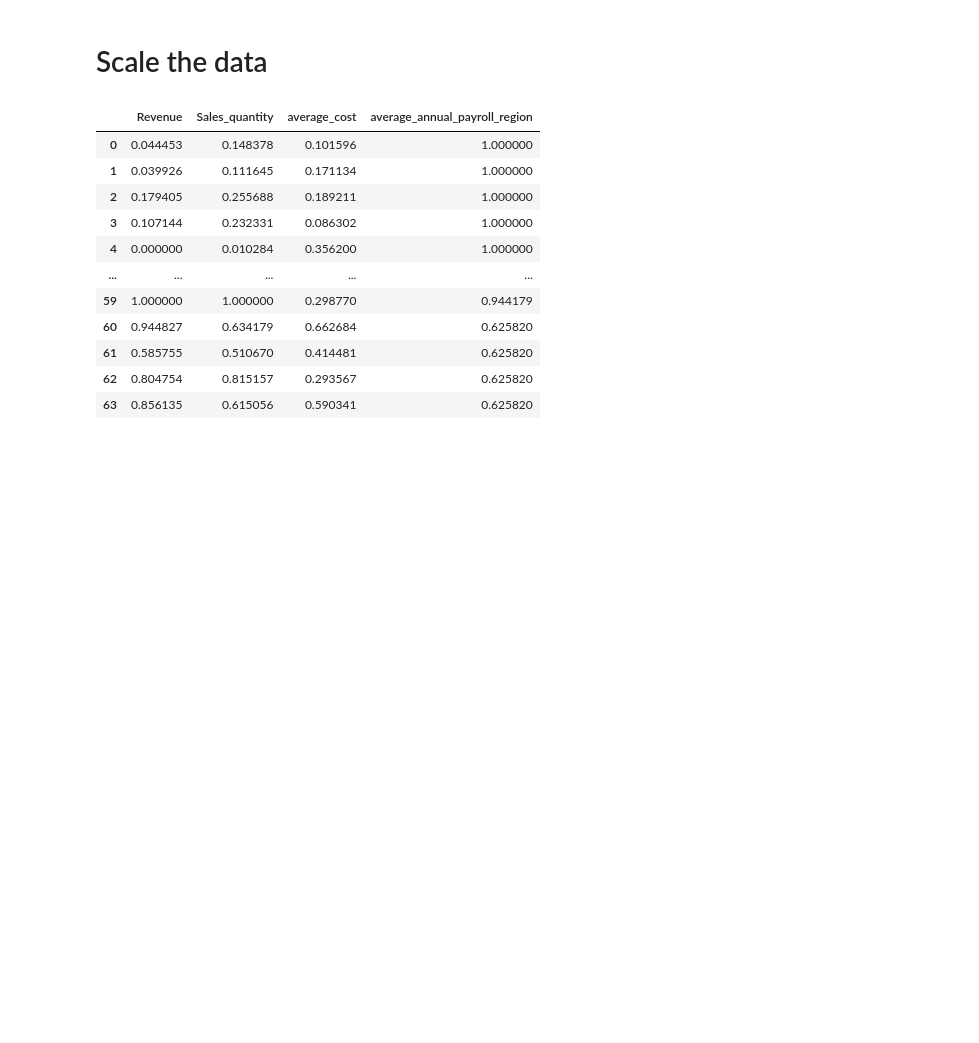
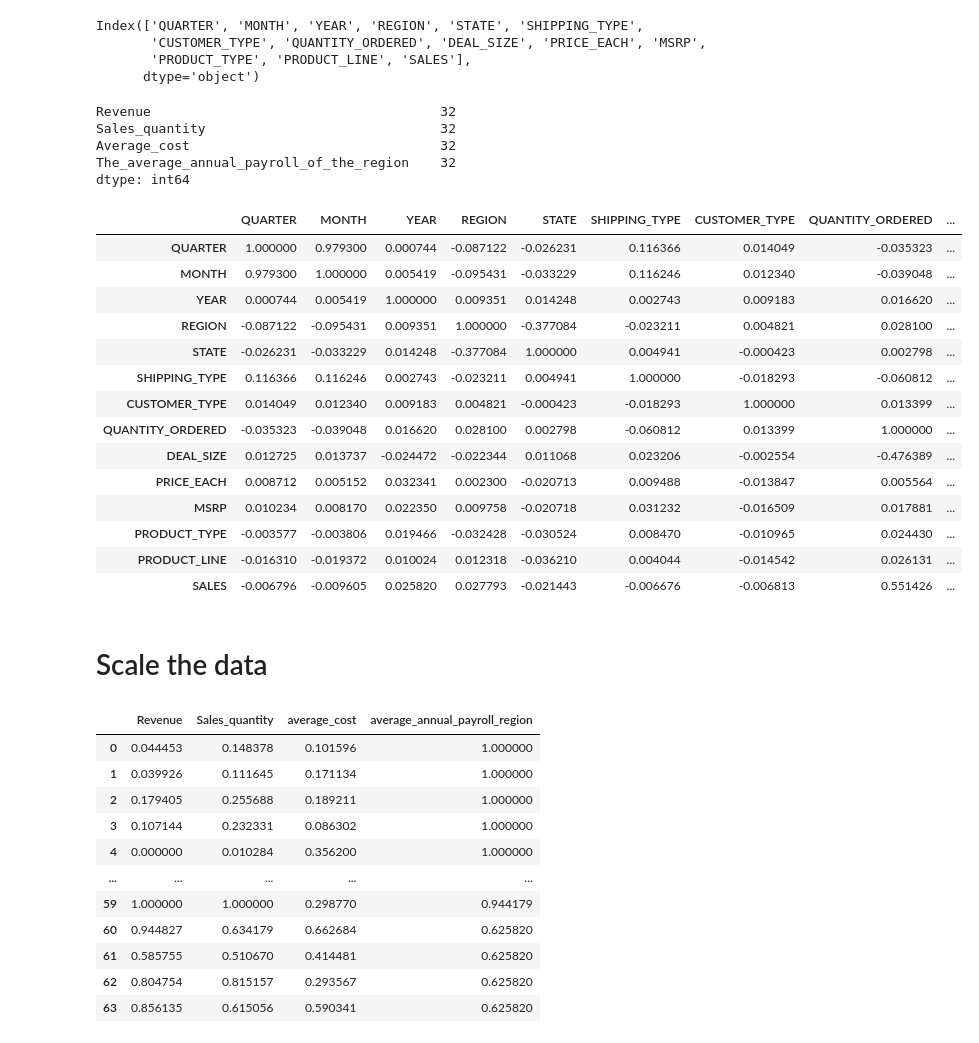
Before and after one commit to reedzamohd/sta768_case_study, a Jupyter notebook: case_study_sta/initial_exp.ipynb, the cells around one changed output. Drawn from its saved outputs; the diff is of its cells as text; code cells hidden in the pictures; blank space fills up the shorter version.

Commit message:
Brut with new data set

```diff
--- a/case_study_sta/initial_exp.ipynb
+++ b/case_study_sta/initial_exp.ipynb
@@ -8,0 +6,7 @@ df1 = df
+# %%
+df = pd.read_csv('./data/Month_Value_1.csv', index_col=0, parse_dates= True).dropna()
+df_na = pd.read_csv('./data/Month_Value_1.csv', index_col=0, parse_dates= True)
+df1 = df
+
+df_lol = pd.read_csv('./data/Encoded_Loreal_data.csv', index_col='ORDER_DATE', parse_dates= True).iloc[:,1:]
+df_lol.isna().sum()
@@ -9,3 +58,36 @@ df1 = df
+# %%
+df_lol.columns
+# %% [output]
+Index(['QUARTER', 'MONTH', 'YEAR', 'REGION', 'STATE', 'SHIPPING_TYPE',
+       'CUSTOMER_TYPE', 'QUANTITY_ORDERED', 'DEAL_SIZE', 'PRICE_EACH', 'MSRP',
+       'PRODUCT_TYPE', 'PRODUCT_LINE', 'SALES'],
+      dtype='object')
+# %%
+df_na.isna().sum()
+# %% [output]
+Revenue                                     32
+Sales_quantity                              32
+Average_cost                                32
+The_average_annual_payroll_of_the_region    32
+dtype: int64
+# %%
+df_lol.corr()
+# %% [output]
+|  | QUARTER | MONTH | YEAR | REGION | STATE | SHIPPING_TYPE | CUSTOMER_TYPE | QUANTITY_ORDERED | ... |
+| QUARTER | 1.000000 | 0.979300 | 0.000744 | -0.087122 | -0.026231 | 0.116366 | 0.014049 | -0.035323 | ... |
+| MONTH | 0.979300 | 1.000000 | 0.005419 | -0.095431 | -0.033229 | 0.116246 | 0.012340 | -0.039048 | ... |
+| YEAR | 0.000744 | 0.005419 | 1.000000 | 0.009351 | 0.014248 | 0.002743 | 0.009183 | 0.016620 | ... |
+| REGION | -0.087122 | -0.095431 | 0.009351 | 1.000000 | -0.377084 | -0.023211 | 0.004821 | 0.028100 | ... |
+| STATE | -0.026231 | -0.033229 | 0.014248 | -0.377084 | 1.000000 | 0.004941 | -0.000423 | 0.002798 | ... |
+| SHIPPING_TYPE | 0.116366 | 0.116246 | 0.002743 | -0.023211 | 0.004941 | 1.000000 | -0.018293 | -0.060812 | ... |
+| CUSTOMER_TYPE | 0.014049 | 0.012340 | 0.009183 | 0.004821 | -0.000423 | -0.018293 | 1.000000 | 0.013399 | ... |
+| QUANTITY_ORDERED | -0.035323 | -0.039048 | 0.016620 | 0.028100 | 0.002798 | -0.060812 | 0.013399 | 1.000000 | ... |
+| DEAL_SIZE | 0.012725 | 0.013737 | -0.024472 | -0.022344 | 0.011068 | 0.023206 | -0.002554 | -0.476389 | ... |
+| PRICE_EACH | 0.008712 | 0.005152 | 0.032341 | 0.002300 | -0.020713 | 0.009488 | -0.013847 | 0.005564 | ... |
+| MSRP | 0.010234 | 0.008170 | 0.022350 | 0.009758 | -0.020718 | 0.031232 | -0.016509 | 0.017881 | ... |
+| PRODUCT_TYPE | -0.003577 | -0.003806 | 0.019466 | -0.032428 | -0.030524 | 0.008470 | -0.010965 | 0.024430 | ... |
+| PRODUCT_LINE | -0.016310 | -0.019372 | 0.010024 | 0.012318 | -0.036210 | 0.004044 | -0.014542 | 0.026131 | ... |
+| SALES | -0.006796 | -0.009605 | 0.025820 | 0.027793 | -0.021443 | -0.006676 | -0.006813 | 0.551426 | ... |
 # %% [markdown]
 # Scale the data
 # %%
```
Also changed, not shown: parts of 13 cells of this notebook, 2 other files.
